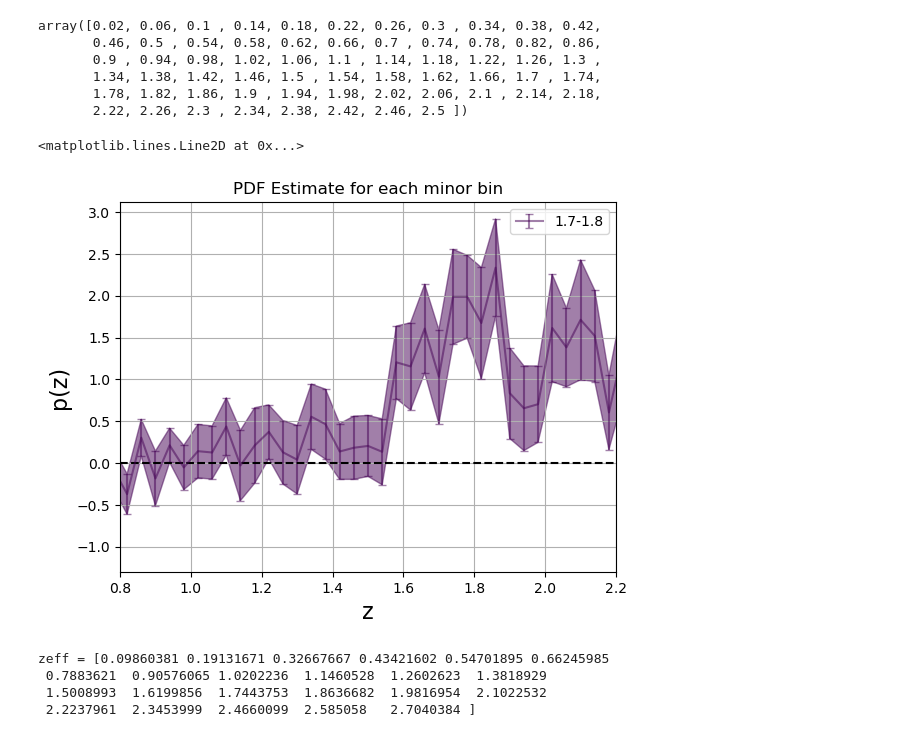
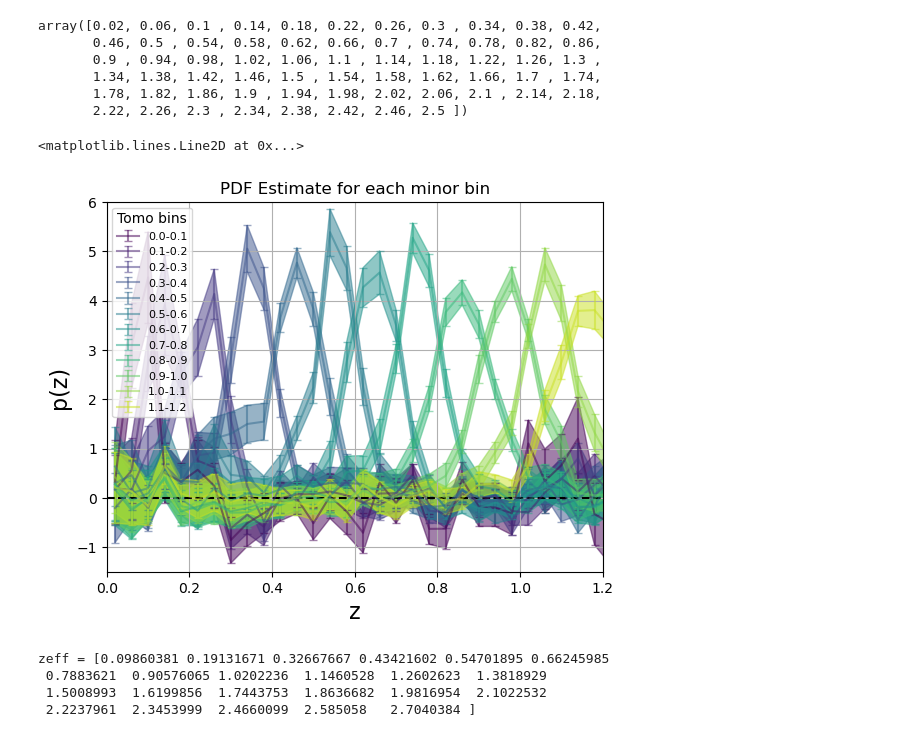
Before and after one commit to JeanCHDJdev/desi-y3-hsc, a Jupyter notebook: src/statistics/merged_results.ipynb, the cells around one changed output. Saved outputs shown, nothing was run; the diff lists cells and outputs as text; code cells hidden in the pictures.

```diff
--- a/src/statistics/merged_results.ipynb
+++ b/src/statistics/merged_results.ipynb
@@ -80,5 +79,5 @@ sigmaj_corr = 1 # temporary
 # %%
-stem = 'v12_correction'
+stem = 'v10'
 path_dictionary = {
     'HSC' : ROOT / 'v12_correction' / f'autos_HSC', # with no wpp correction, is unused
     'DESI_NGC' : ROOT / stem / f'autos_NGC',
@@ -190,7 +183,7 @@ meas = inference.full_npz_tomo(
     path_dictionary=path_dictionary,
     scale_cuts=[1, 5],
     tracer='Merged',
-    tomo_bin=2,
+    tomo_bin=3,
     verbose=True,
     rebin=1
 )
@@ -267,7 +260,7 @@ array([0.02, 0.06, 0.1 , 0.14, 0.18, 0.22, 0.26, 0.3 , 0.34, 0.38, 0.42,
 # %%
 stds = []
 viridis = plt.get_cmap('viridis')
-tomo_bin = [1.7, 1.8]
+tomo_bin = [0, 1.2]
 zval = (zbins[1:] + zbins[:-1])/2
 dz = 0.1
 tomo_vals = np.arange(0, zval.max() + dz, dz)
@@ -281,36 +274,37 @@ for i in range(nz.shape[0]):
 
 for num, i in enumerate(plotted_indices):
     integrated_nz = simpson(nz[i], zval)
     stds.append(np.std(nz[i]/integrated_nz))
     if haserr:
         plt.errorbar(
             zval,
             nz[i],
             nz_err[i],
             label=f'{tomo_vals[i]:.1f}-{tomo_vals[i+1]:.1f}',
             alpha=0.5,
             color=viridis(num/len(plotted_indices)),
             capsize=3
         )
 
     plt.fill_between(
         zval,
         (nz[i] - nz_err[i]),
         (nz[i] + nz_err[i]),
         alpha=0.5,
         color=viridis(num/len(plotted_indices)),
         #label=f'{stds[i]:.2f}',
     )
-plt.xlim(0.8, 2.2)
+plt.xlim(0., 1.2)
+plt.ylim(-1.5, 6)
 plt.grid()
 plt.xlabel('z', fontsize=16)
 plt.ylabel('p(z)', fontsize=16)
-plt.legend()
+plt.legend(loc='upper left', fontsize=8, title='Tomo bins')
 plt.title('PDF Estimate for each minor bin')
 plt.axhline(0, color='k', linestyle='--')
 # %% [output]
 <matplotlib.lines.Line2D at 0x...>
-[figure, old version]
+[figure, new version]
 # %%
 import numpy as np
 import matplotlib.pyplot as plt
```
Also changed, not shown: parts of 15 cells of this notebook, 8 other files.
